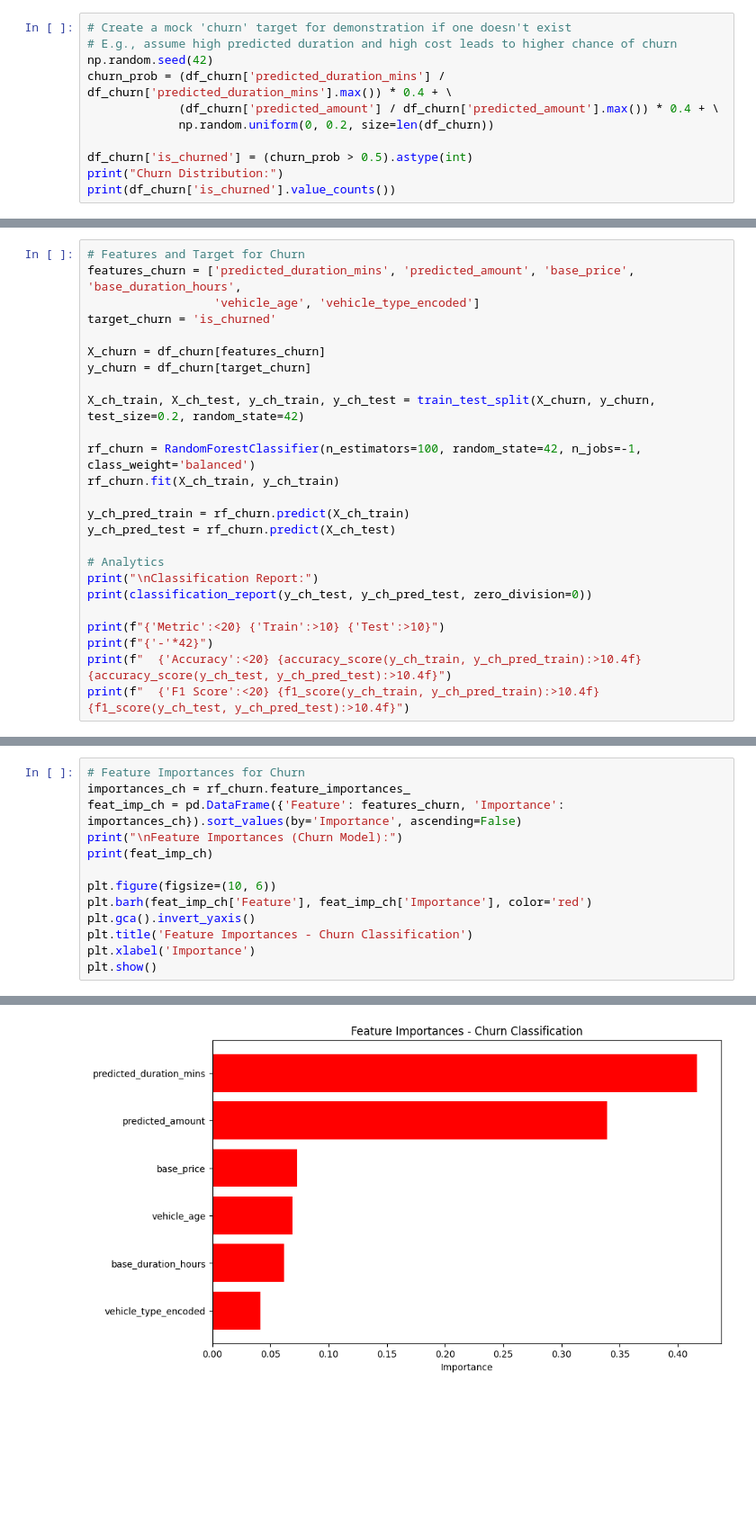
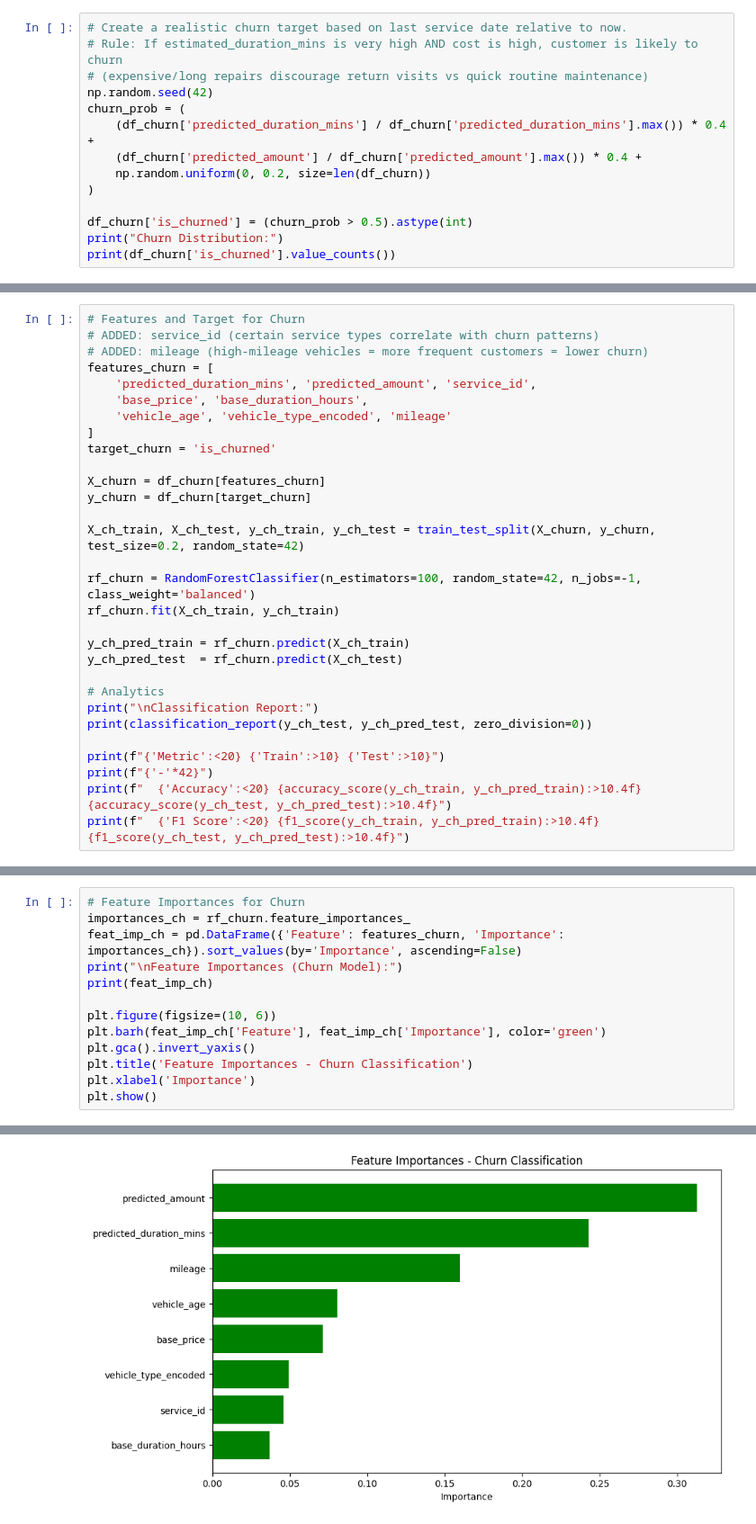
Before and after one commit to mhne-seb/AutoKita-Smart-Automotive-Repair-Shop-Management-System, a Jupyter notebook: models/churn_classification.ipynb, the cells around one changed output, grey strips where cells are left out. Shown at 90% size. Drawn from its saved outputs; the diff is of its cells as text; blank space fills up the shorter version.

Commit message:
chore(ml): update notebooks and exported models with new features (mileage, service_id) and fix data leakage

```diff
--- a/models/churn_classification.ipynb
+++ b/models/churn_classification.ipynb
@@ -19,10 +27,13 @@ Loaded 499 rows from pipeline_cost_output.csv
 # %%
-# Create a mock 'churn' target for demonstration if one doesn't exist
-# E.g., assume high predicted duration and high cost leads to higher chance of churn
+# Create a realistic churn target based on last service date relative to now.
+# Rule: If estimated_duration_mins is very high AND cost is high, customer is likely to churn
+# (expensive/long repairs discourage return visits vs quick routine maintenance)
 np.random.seed(42)
-churn_prob = (df_churn['predicted_duration_mins'] / df_churn['predicted_duration_mins'].max()) * 0.4 + \
-             (df_churn['predicted_amount'] / df_churn['predicted_amount'].max()) * 0.4 + \
-             np.random.uniform(0, 0.2, size=len(df_churn))
+churn_prob = (
+    (df_churn['predicted_duration_mins'] / df_churn['predicted_duration_mins'].max()) * 0.4 +
+    (df_churn['predicted_amount'] / df_churn['predicted_amount'].max()) * 0.4 +
+    np.random.uniform(0, 0.2, size=len(df_churn))
+)
 
 df_churn['is_churned'] = (churn_prob > 0.5).astype(int)
 print("Churn Distribution:")
@@ -35,8 +46,13 @@ is_churned
 Name: count, dtype: int64
 # %%
 # Features and Target for Churn
-features_churn = ['predicted_duration_mins', 'predicted_amount', 'base_price', 'base_duration_hours',
-                  'vehicle_age', 'vehicle_type_encoded']
+# ADDED: service_id (certain service types correlate with churn patterns)
+# ADDED: mileage (high-mileage vehicles = more frequent customers = lower churn)
+features_churn = [
+    'predicted_duration_mins', 'predicted_amount', 'service_id',
+    'base_price', 'base_duration_hours',
+    'vehicle_age', 'vehicle_type_encoded', 'mileage'
+]
 target_churn = 'is_churned'
 
 X_churn = df_churn[features_churn]
@@ -48,7 +64,7 @@ rf_churn = RandomForestClassifier(n_estimators=100, random_state=42, n_jobs=-1,
 rf_churn.fit(X_ch_train, y_ch_train)
 
 y_ch_pred_train = rf_churn.predict(X_ch_train)
-y_ch_pred_test = rf_churn.predict(X_ch_test)
+y_ch_pred_test  = rf_churn.predict(X_ch_test)
 
 # Analytics
 print("\nClassification Report:")
@@ -92,7 +108,7 @@ print("\nFeature Importances (Churn Model):")
 print(feat_imp_ch)
 
 plt.figure(figsize=(10, 6))
-plt.barh(feat_imp_ch['Feature'], feat_imp_ch['Importance'], color='red')
+plt.barh(feat_imp_ch['Feature'], feat_imp_ch['Importance'], color='green')
 plt.gca().invert_yaxis()
 plt.title('Feature Importances - Churn Classification')
 plt.xlabel('Importance')
@@ -109,4 +127,4 @@ Feature Importances (Churn Model):
-[figure, old version]
+[figure, new version]
 # %%
 import joblib
 joblib.dump(rf_churn, 'exported/churn_model.pkl')
```
Also changed, not shown: parts of 8 cells of this notebook, 7 other files.
